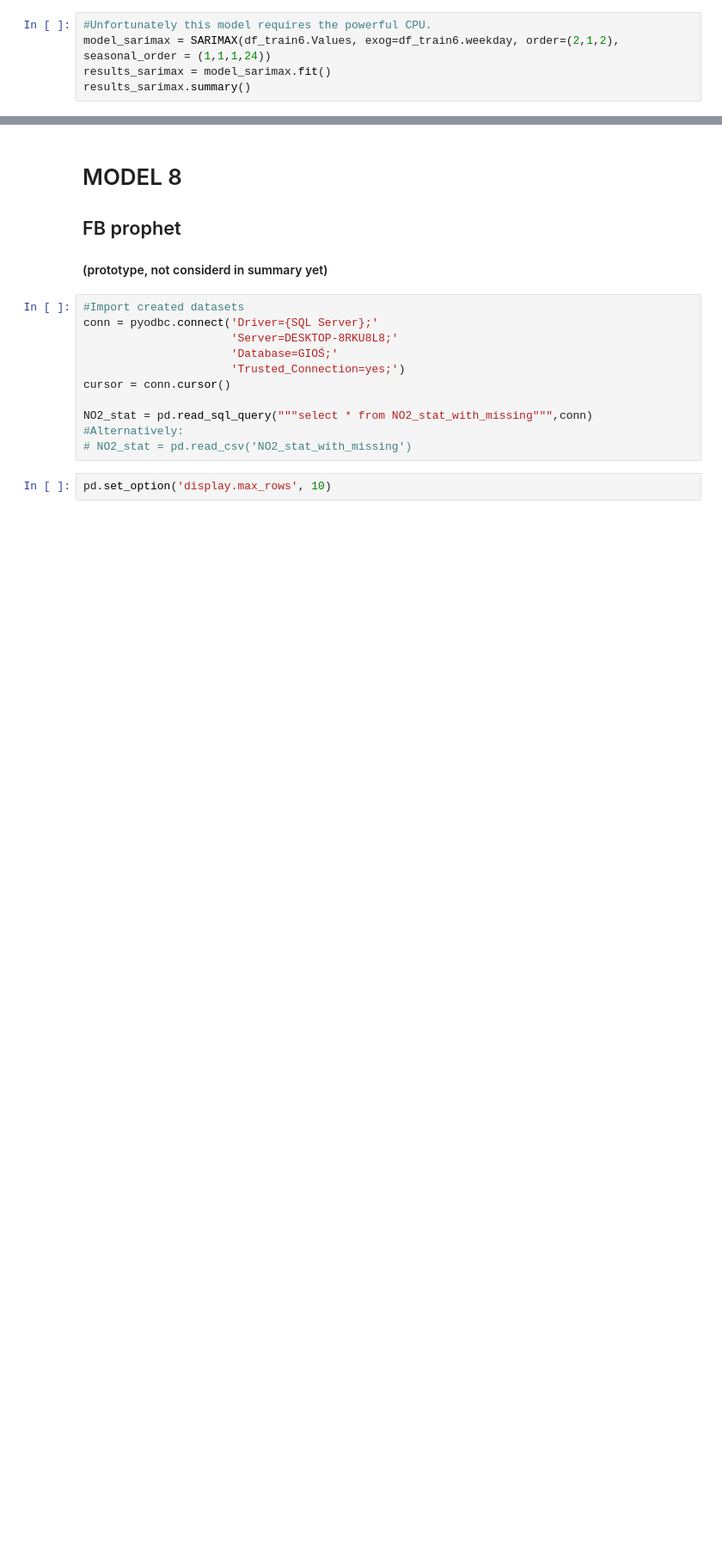
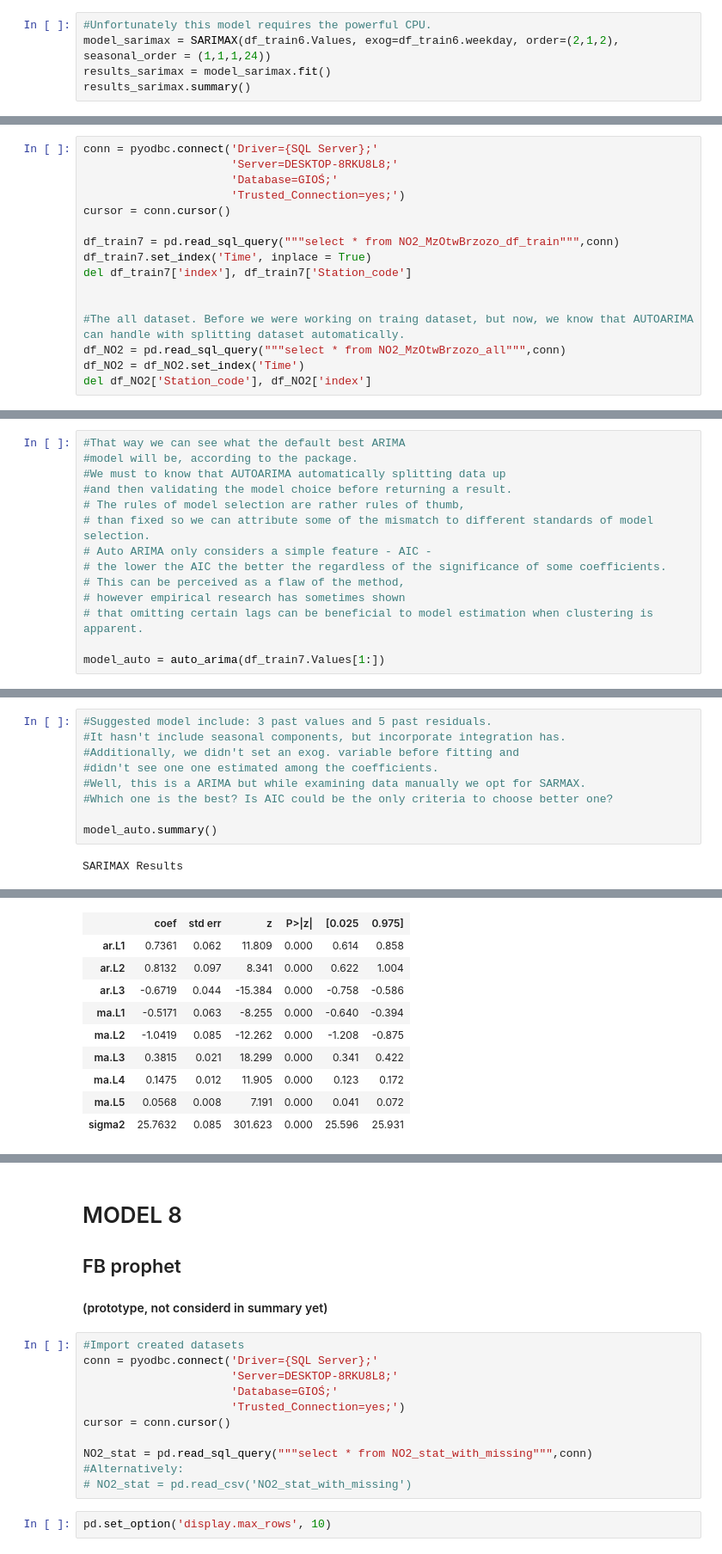
Before and after one commit to DamianKrupa/AirPollutionPoland_timeseries_analysis, a Jupyter notebook: 1 - AirPollutionPoland_time_series_analysis.ipynb, the cells around one changed output, grey strips where cells are left out. Shown at 86% size. Cells and saved outputs as stored; diff of their text form; blank space fills up the shorter version.

Commit message:
AUTOARIMA added.

```diff
--- a/1 - AirPollutionPoland_time_series_analysis.ipynb
+++ b/1 - AirPollutionPoland_time_series_analysis.ipynb
@@ -2451,0 +2392,16 @@ results_sarimax.summary()
+# %%
+conn = pyodbc.connect('Driver={SQL Server};'
+                      'Server=DESKTOP-8RKU8L8;'
+                      'Database=GIOŚ;'
+                      'Trusted_Connection=yes;')
+cursor = conn.cursor()
+
+df_train7 = pd.read_sql_query("""select * from NO2_MzOtwBrzozo_df_train""",conn)
+df_train7.set_index('Time', inplace = True)
+del df_train7['index'], df_train7['Station_code']
+
+
+#The all dataset. Before we were working on traing dataset, but now, we know that AUTOARIMA can handle with splitting dataset automatically.
+df_NO2 = pd.read_sql_query("""select * from NO2_MzOtwBrzozo_all""",conn)
+df_NO2 = df_NO2.set_index('Time')
+del df_NO2['Station_code'], df_NO2['index']
@@ -2451,0 +2410,14 @@ results_sarimax.summary()
+# %%
+#That way we can see what the default best ARIMA
+#model will be, according to the package.
+#We must to know that AUTOARIMA automatically splitting data up
+#and then validating the model choice before returning a result.
+# The rules of model selection are rather rules of thumb,
+# than fixed so we can attribute some of the mismatch to different standards of model selection.
+# Auto ARIMA only considers a simple feature - AIC -
+# the lower the AIC the better the regardless of the significance of some coefficients.
+# This can be perceived as a flaw of the method,
+# however empirical research has sometimes shown
+# that omitting certain lags can be beneficial to model estimation when clustering is apparent.
+
+model_auto = auto_arima(df_train7.Values[1:])
@@ -2451,0 +2428,11 @@ results_sarimax.summary()
+# %%
+#Suggested model include: 3 past values and 5 past residuals.
+#It hasn't include seasonal components, but incorporate integration has.
+#Additionally, we didn't set an exog. variable before fitting and
+#didn't see one one estimated among the coefficients.
+#Well, this is a ARIMA but while examining data manually we opt for SARMAX.
+#Which one is the best? Is AIC could be the only criteria to choose better one?
+
+model_auto.summary()
+# %% [output]
+SARIMAX Results
@@ -2451,0 +2446,10 @@ results_sarimax.summary()
+|  | coef | std err | z | P>|z| | [0.025 | 0.975] |
+| ar.L1 | 0.7361 | 0.062 | 11.809 | 0.000 | 0.614 | 0.858 |
+| ar.L2 | 0.8132 | 0.097 | 8.341 | 0.000 | 0.622 | 1.004 |
+| ar.L3 | -0.6719 | 0.044 | -15.384 | 0.000 | -0.758 | -0.586 |
+| ma.L1 | -0.5171 | 0.063 | -8.255 | 0.000 | -0.640 | -0.394 |
+| ma.L2 | -1.0419 | 0.085 | -12.262 | 0.000 | -1.208 | -0.875 |
+| ma.L3 | 0.3815 | 0.021 | 18.299 | 0.000 | 0.341 | 0.422 |
+| ma.L4 | 0.1475 | 0.012 | 11.905 | 0.000 | 0.123 | 0.172 |
+| ma.L5 | 0.0568 | 0.008 | 7.191 | 0.000 | 0.041 | 0.072 |
+| sigma2 | 25.7632 | 0.085 | 301.623 | 0.000 | 25.596 | 25.931 |
```
Also changed, not shown: parts of 43 cells of this notebook, 1 other file.
